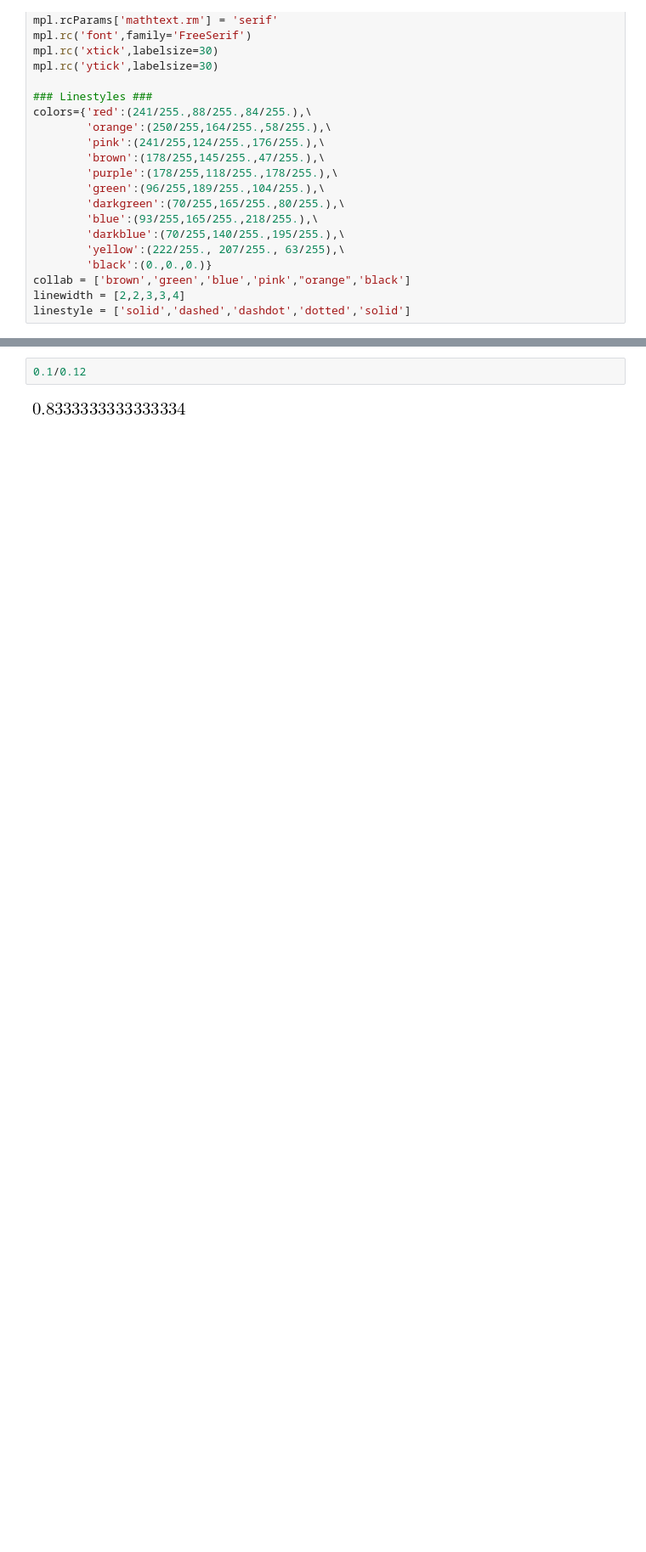
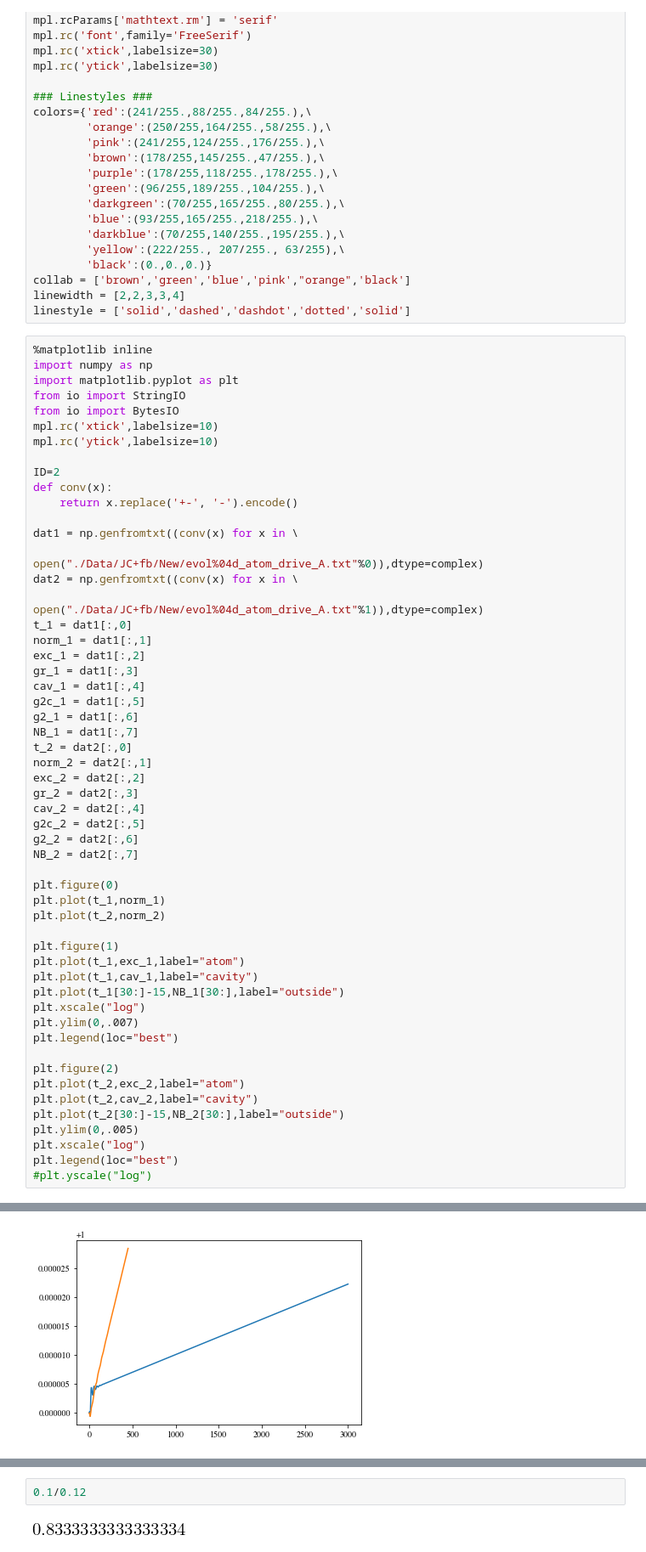
Before and after one commit to nemetniki/Kerr, a Jupyter notebook: JC_evol.ipynb, the cells around one changed output, grey strips where cells are left out. Shown at 85% size. Drawn from its saved outputs; the diff is of its cells as text; blank space fills up the shorter version.

```diff
--- a/JC_evol.ipynb
+++ b/JC_evol.ipynb
@@ -121,3 +121,58 @@ colors={'red':(241/255.,88/255.,84/255.),\
 collab = ['brown','green','blue','pink',"orange",'black']
 linewidth = [2,2,3,3,4]
 linestyle = ['solid','dashed','dashdot','dotted','solid']
+# %%
+%matplotlib inline
+import numpy as np
+import matplotlib.pyplot as plt
+from io import StringIO
+from io import BytesIO
+mpl.rc('xtick',labelsize=10)
+mpl.rc('ytick',labelsize=10)
+
+ID=2
+def conv(x):
+    return x.replace('+-', '-').encode()
+
+dat1 = np.genfromtxt((conv(x) for x in \
+                      open("./Data/JC+fb/New/evol%04d_atom_drive_A.txt"%0)),dtype=complex)
+dat2 = np.genfromtxt((conv(x) for x in \
+                      open("./Data/JC+fb/New/evol%04d_atom_drive_A.txt"%1)),dtype=complex)
+t_1 = dat1[:,0]
+norm_1 = dat1[:,1]
+exc_1 = dat1[:,2]
+gr_1 = dat1[:,3]
+cav_1 = dat1[:,4]
+g2c_1 = dat1[:,5]
+g2_1 = dat1[:,6]
+NB_1 = dat1[:,7]
+t_2 = dat2[:,0]
+norm_2 = dat2[:,1]
+exc_2 = dat2[:,2]
+gr_2 = dat2[:,3]
+cav_2 = dat2[:,4]
+g2c_2 = dat2[:,5]
+g2_2 = dat2[:,6]
+NB_2 = dat2[:,7]
+
+plt.figure(0)
+plt.plot(t_1,norm_1)
+plt.plot(t_2,norm_2)
+
+plt.figure(1)
+plt.plot(t_1,exc_1,label="atom")
+plt.plot(t_1,cav_1,label="cavity")
+plt.plot(t_1[30:]-15,NB_1[30:],label="outside")
+plt.xscale("log")
+plt.ylim(0,.007)
+plt.legend(loc="best")
+
+plt.figure(2)
+plt.plot(t_2,exc_2,label="atom")
+plt.plot(t_2,cav_2,label="cavity")
+plt.plot(t_2[30:]-15,NB_2[30:],label="outside")
+plt.ylim(0,.005)
+plt.xscale("log")
+plt.legend(loc="best")
+#plt.yscale("log")
+# %% [output]
@@ -123,0 +180 @@ linestyle = ['solid','dashed','dashdot','dotted','solid']
+[figure, added]
```
Also changed, not shown: parts of 2 cells of this notebook, 11 other files.
